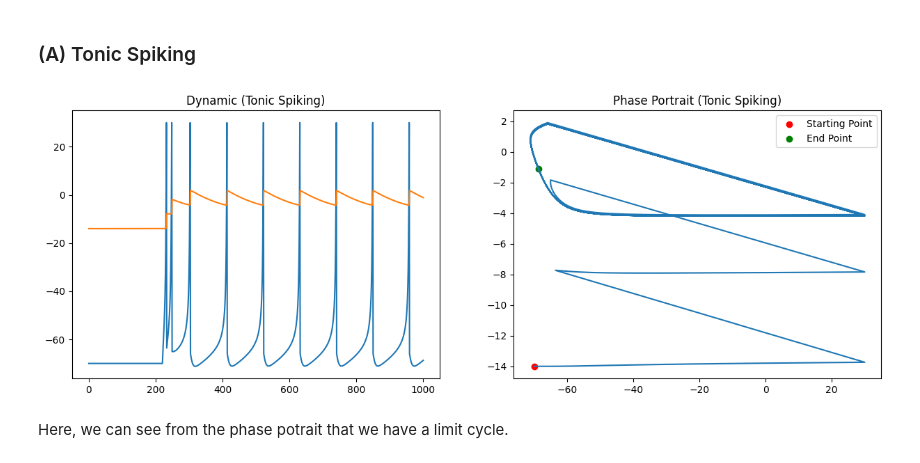
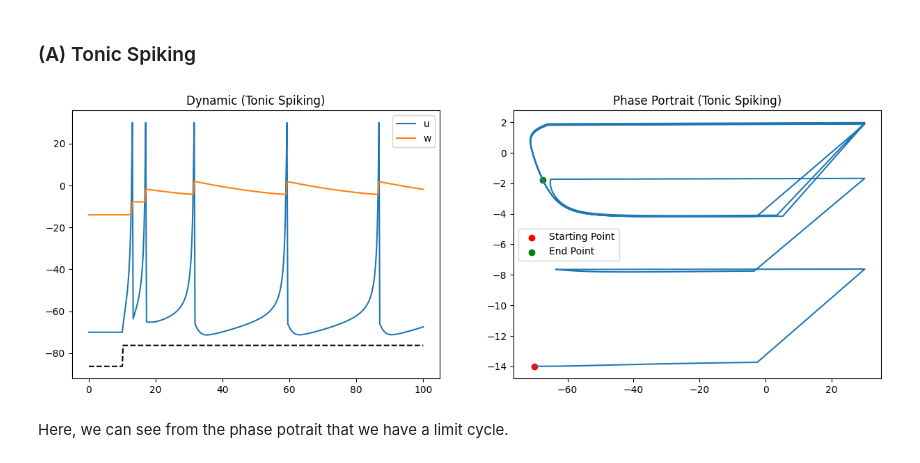
Before and after one commit to g-lago8/ComputationalNeuroScience, a Jupyter notebook: LAB1/assignment1.ipynb, the cells around one changed output. Cells and saved outputs as stored; diff of their text form; code cells hidden in the pictures.

```diff
--- a/LAB1/assignment1.ipynb
+++ b/LAB1/assignment1.ipynb
@@ -253,13 +129,51 @@ def simulate_and_plot(u_0, key, solver='leapfrog', delta_t=0.25, p_0 = 140, p_1
     return u, w , ax
 # %% [markdown]
 ## Simulations
+# %%
+def plot_feature(feature, u, w, u_0, I, delta_t=0.25, T=100):
+    fig, axes = plt.subplots(1,2, figsize=(15, 5))
+    t = np.arange(0, T+delta_t, delta_t)
+    axes[0].plot(t,u, label="u")
+    axes[0].plot(t,w, label="w")
+    axes[0].set_title(f'Dynamic ({feature})')
+    axes[0].legend()
+
+    # some shenanigans to plot I nicely
+    I = np.insert(I, 0, I[0]) # add the first value of I to the beginning of the array
+    I = 10 * (I - min(I)) / (max(I) - min(I))
+    I = I - max(I) + min(u) -5
+    axes[0].plot(t, I, linestyle='--', label='I', c='k')
+
+    axes[1].plot(u, w)
+    axes[1].set_title(f'Phase Portrait ({feature})')
+    axes[1].scatter(u_0, b*u_0, c='r', label='Starting Point')
+    axes[1].scatter(u[-1], w[-1], c='g', label='End Point')
+    # axes[1].legend()
+    # plt.show() Dont show the plot in case I want to plot other stuff
+    return fig, axes
 # %% [markdown]
 ### (A) Tonic Spiking
-# %%
-u=-70
-u, w = simulate_and_plot(u, "tonic_spiking")
-# %% [output]
-[figure, removed]
+# %%
+feature = 'Tonic Spiking'
+u_0 = -70
+a = 0.02
+b = 0.2
+c = -65
+d = 6
+delta_t = 0.25
+T = 100 # number of steps
+T1 =T/10
+T = int(T/delta_t) # this make the dynamic ~ invariant to the step size delta_t
+T1 = int(T1/delta_t)
+I = np.zeros(T)
+I[T1:] = 14
+
+
+u, w, = iziechevich_leapfrog( a, b, c, d, I, delta_t, u=u_0)
+
+plot_feature(feature, u, w, u_0, I)
+# %% [output]
+[figure, added]
 # %% [markdown]
 Here, we can see from the phase potrait that we have a limit cycle.
 # %% [markdown]
```
Also changed, not shown: parts of 37 cells of this notebook, 2 other files.
